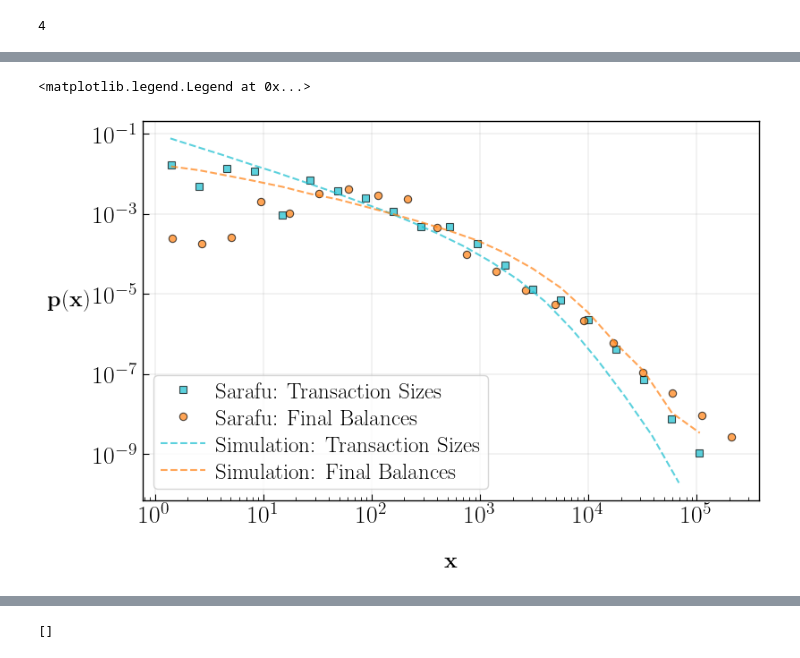
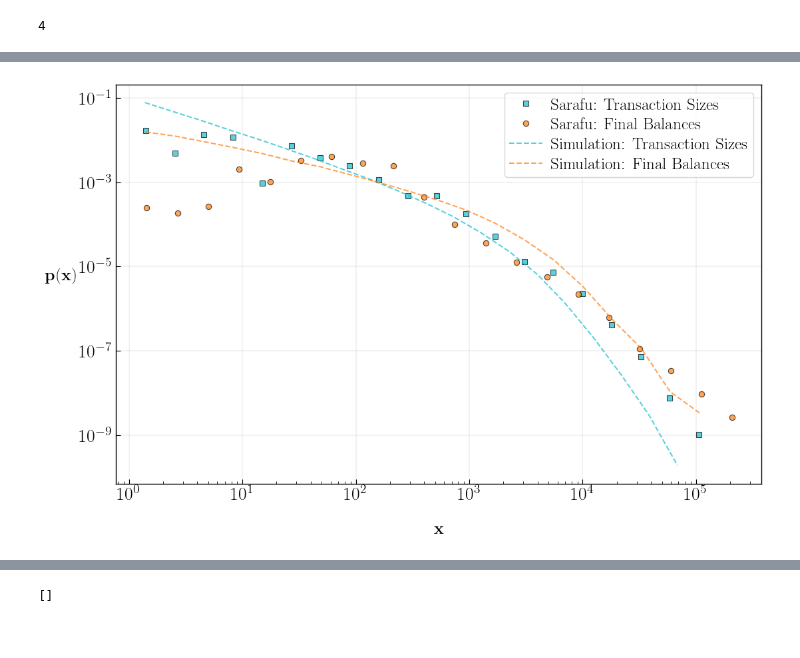
Before and after one commit to claudcelle/adtxns_paper, a Jupyter notebook: simulation_analysis.ipynb, the cells around one changed output, grey strips where cells are left out. Drawn from its saved outputs; the diff is of its cells as text; code cells hidden in the pictures.

```diff
--- a/simulation_analysis.ipynb
+++ b/simulation_analysis.ipynb
@@ -451,7 +627,9 @@ plot_scatter_kde(simulation_data.values, x_label=xlab,y_label=ylab,log_scale=Tru
 nbins = 51
 logbin = 1
 
-fig,ax = plt.subplots()
+# fig,ax = plt.subplots()
+fig, ax = fixed_axes(margins=(1.2, 0.8, 1.0, 0.4))
+
 
 # Reference histograms (SARAFU data)
 h1 = histogram(sarafu['transactions']['weight'], num_bins=21, log_bin=logbin)
@@ -465,34 +643,35 @@ data = sim_results
 legend_dict = {b: [] for b in metadata_df['burstiness'].unique()}  # Store legend entries per `b`
 
 
-h2 = histogram(data[4]['transactions']['weight'], num_bins=21, log_bin=logbin)
-h4 = histogram(data[4]['balance_pivot'].iloc[:, -1].values, num_bins=21, log_bin=logbin)
+h2 = histogram(data[find_key(0.25,1)]['transactions']['weight'], num_bins=21, log_bin=logbin)
+h4 = histogram(data[find_key(0.25,1)]['balance_pivot'].iloc[:, -1].values, num_bins=21, log_bin=logbin)
 
 
 
 marker = None
 ax.plot(h2[0], h2[1],
             marker=marker,
             color='tab:cyan',
             alpha=0.7,
             ls='--',
             label='Simulation: Transaction Sizes')  # Label only for legend sorting
 
 ax.plot(h4[0], h4[1],
             marker=marker,
             color='tab:orange',
             alpha=0.7,
             ls='--',
             label = "Simulation: Final Balances")
 
 
 
 if logbin:
         ax.loglog()
 
 ax.set_xlabel(r'$\bf{x}$', rotation=0, labelpad=20)
 ax.set_ylabel(r'$\bf{p}(\bf{x})$', rotation=0, labelpad=20)
 ax.legend()
+
+save_figure(fig,f"{fig_path}/balance_weights_best.png")
 # %% [output]
-<matplotlib.legend.Legend at 0x...>
-[figure, old version]
+[figure, new version]
```
Also changed, not shown: parts of 19 cells of this notebook, 2 other files.
